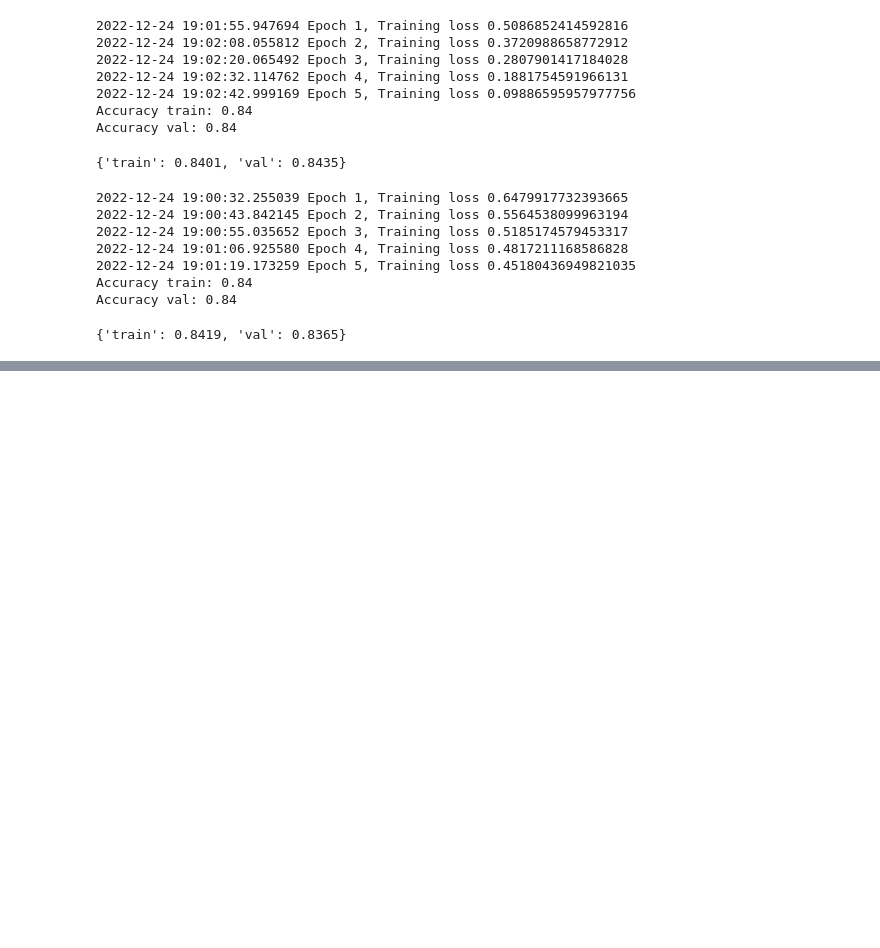
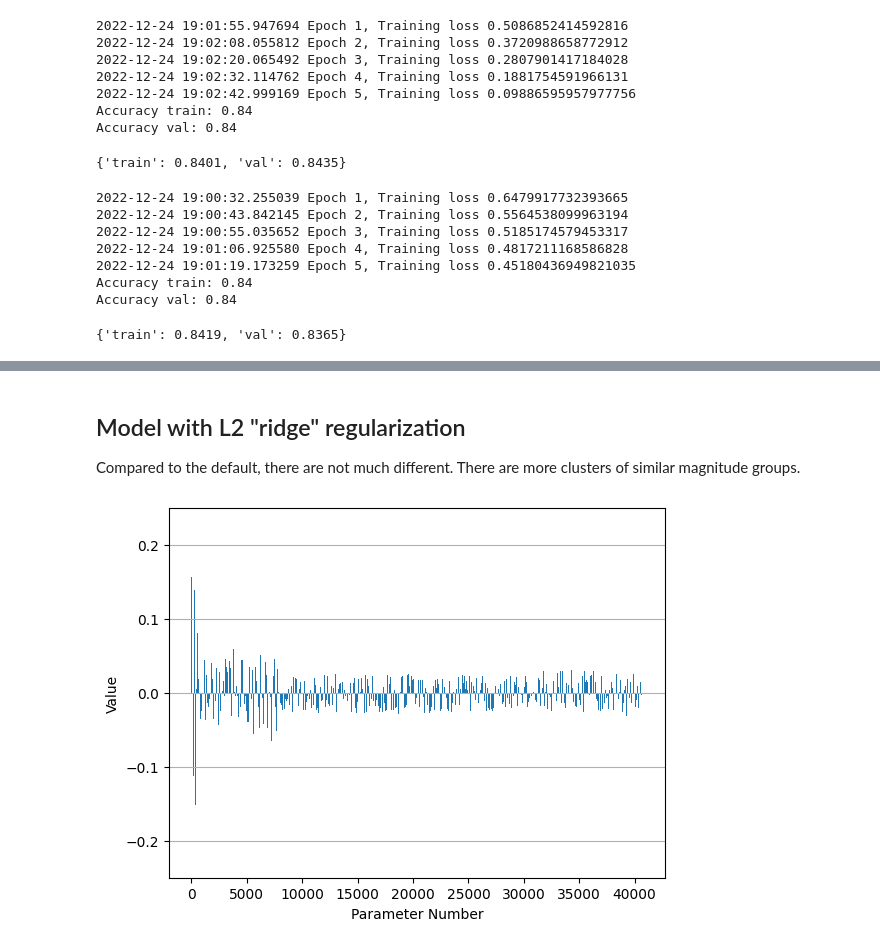
Before and after one commit to hoganman/deeplearningpytorch, a Jupyter notebook: 04-convolutional-nn.ipynb, the cells around one changed output, grey strips where cells are left out. Saved outputs shown, nothing was run; the diff lists cells and outputs as text; code cells hidden in the pictures; blank space fills up the shorter version.

```diff
--- a/04-convolutional-nn.ipynb
+++ b/04-convolutional-nn.ipynb
@@ -487,0 +542,8 @@ If we had a more challenging problem than using binary classification like perso
+# %% [markdown]
+## Model with L2 "ridge" regularization
+
+Compared to the default, there are not much different. There are more clusters of similar magnitude groups.
+# %%
+plot_params(model_l2)
+# %% [output]
+[figure, added]
```
Also changed, not shown: parts of 15 cells of this notebook.
